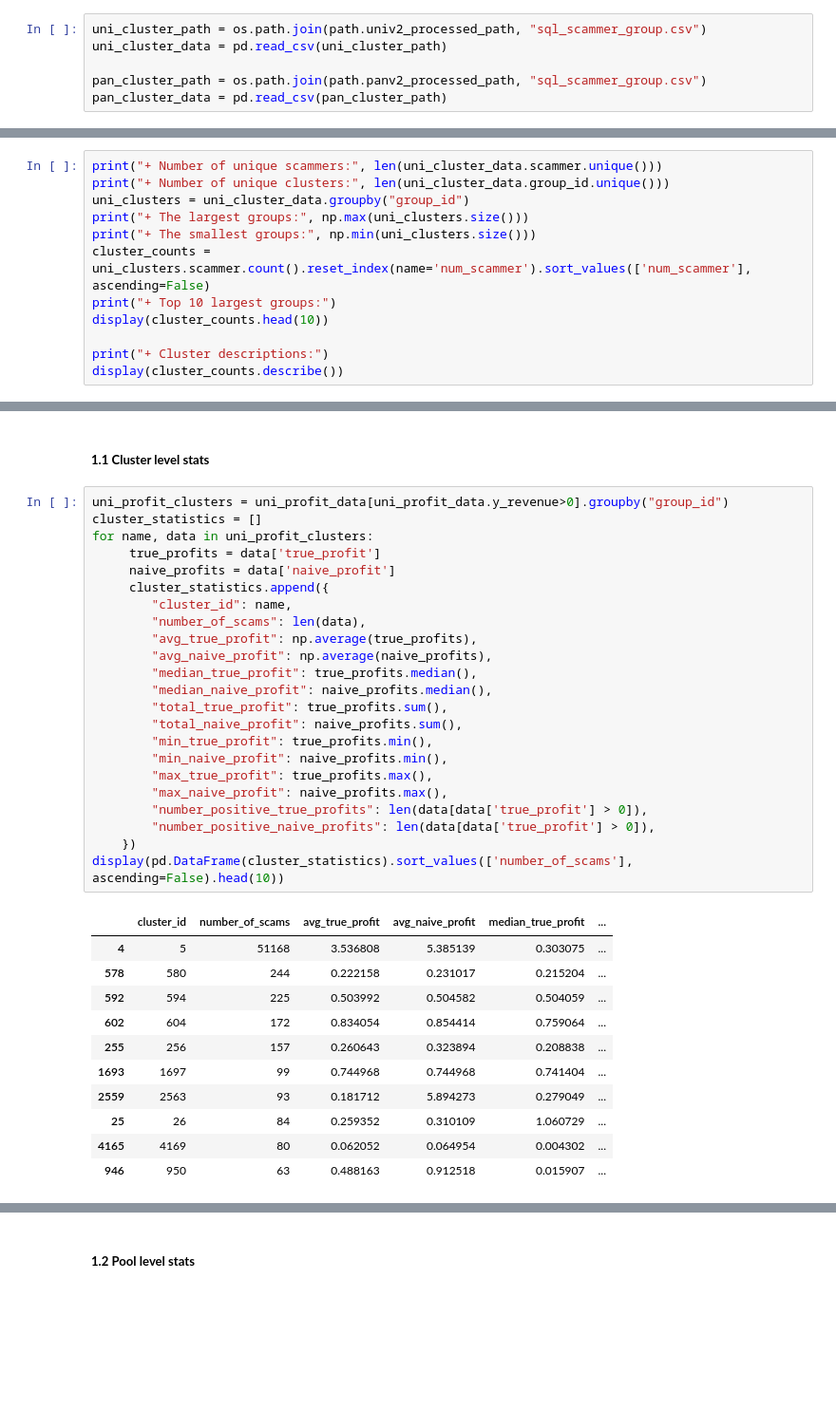
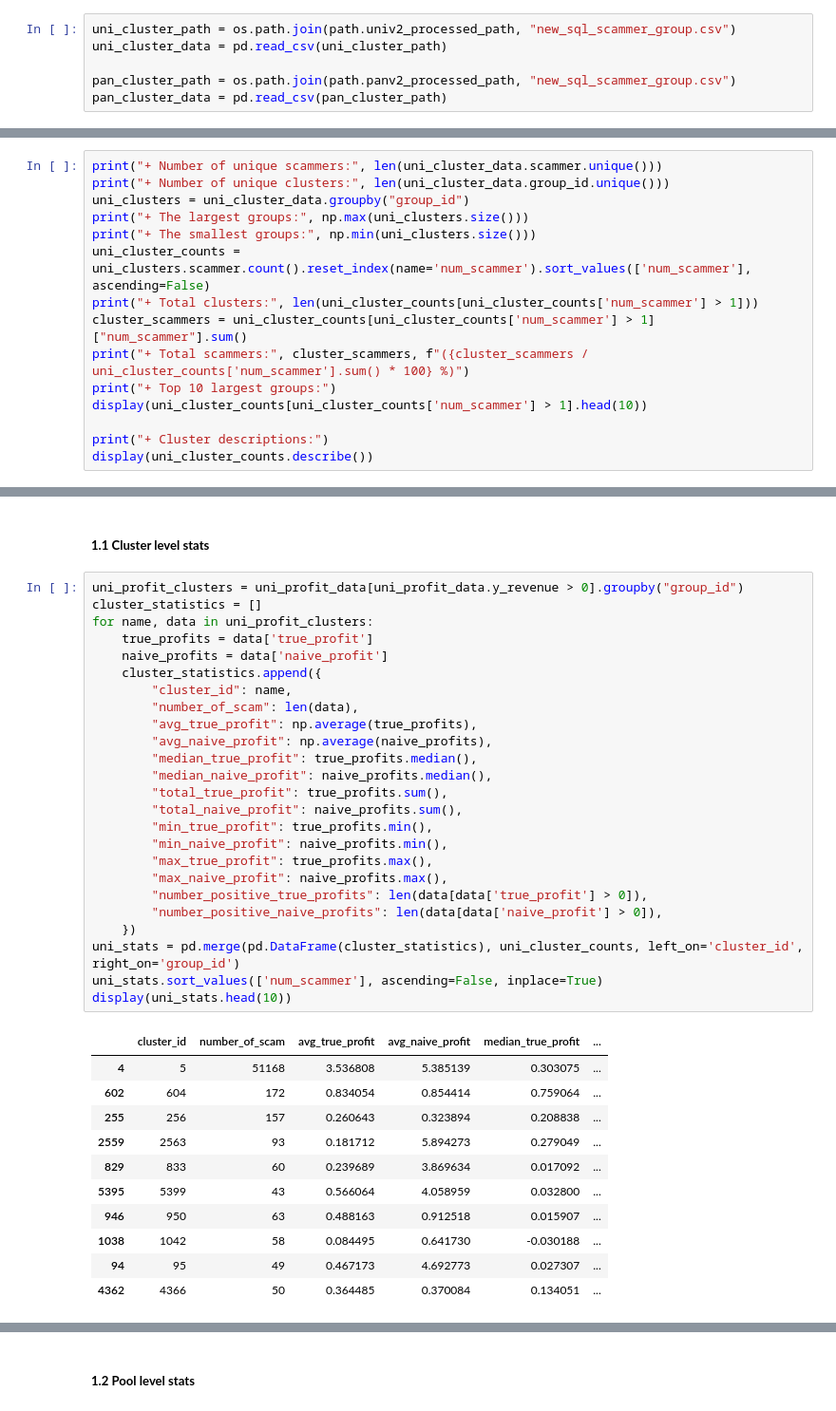
Before and after one commit to duyhuynhdev/serial-scammer-analyser, a Jupyter notebook: main/analysis/new_analysis.ipynb, the cells around one changed output, grey strips where cells are left out. Shown at 95% size. Drawn from its saved outputs; the diff is of its cells as text; blank space fills up the shorter version.

```diff
--- a/main/analysis/new_analysis.ipynb
+++ b/main/analysis/new_analysis.ipynb
@@ -137,10 +152,10 @@ general_statistic("panv2")
 # %% [markdown]
 ### **CLUSTER ANALYSIS**
 # %%
-uni_cluster_path = os.path.join(path.univ2_processed_path, "sql_scammer_group.csv")
+uni_cluster_path = os.path.join(path.univ2_processed_path, "new_sql_scammer_group.csv")
 uni_cluster_data = pd.read_csv(uni_cluster_path)
 
-pan_cluster_path = os.path.join(path.panv2_processed_path, "sql_scammer_group.csv")
+pan_cluster_path = os.path.join(path.panv2_processed_path, "new_sql_scammer_group.csv")
 pan_cluster_data = pd.read_csv(pan_cluster_path)
 # %% [markdown]
 #### **1. Uniswap clusters**
@@ -150,12 +165,15 @@ print("+ Number of unique clusters:", len(uni_cluster_data.group_id.unique()))
 uni_clusters = uni_cluster_data.groupby("group_id")
 print("+ The largest groups:", np.max(uni_clusters.size()))
 print("+ The smallest groups:", np.min(uni_clusters.size()))
-cluster_counts = uni_clusters.scammer.count().reset_index(name='num_scammer').sort_values(['num_scammer'], ascending=False)
+uni_cluster_counts = uni_clusters.scammer.count().reset_index(name='num_scammer').sort_values(['num_scammer'], ascending=False)
+print("+ Total clusters:", len(uni_cluster_counts[uni_cluster_counts['num_scammer'] > 1]))
+cluster_scammers = uni_cluster_counts[uni_cluster_counts['num_scammer'] > 1]["num_scammer"].sum()
+print("+ Total scammers:", cluster_scammers, f"({cluster_scammers / uni_cluster_counts['num_scammer'].sum() * 100} %)")
 print("+ Top 10 largest groups:")
-display(cluster_counts.head(10))
+display(uni_cluster_counts[uni_cluster_counts['num_scammer'] > 1].head(10))
 
 print("+ Cluster descriptions:")
-display(cluster_counts.describe())
+display(uni_cluster_counts.describe())
 # %% [output]
 + Number of unique scammers: 145654
 + Number of unique clusters: 91458
@@ -249,37 +360,39 @@ display(uni_profit_data.head(10))
 # %% [markdown]
 ##### **1.1 Cluster level stats**
 # %%
-uni_profit_clusters = uni_profit_data[uni_profit_data.y_revenue>0].groupby("group_id")
+uni_profit_clusters = uni_profit_data[uni_profit_data.y_revenue > 0].groupby("group_id")
 cluster_statistics = []
 for name, data in uni_profit_clusters:
-     true_profits = data['true_profit']
-     naive_profits = data['naive_profit']
-     cluster_statistics.append({
+    true_profits = data['true_profit']
+    naive_profits = data['naive_profit']
+    cluster_statistics.append({
         "cluster_id": name,
-        "number_of_scams": len(data),
+        "number_of_scam": len(data),
         "avg_true_profit": np.average(true_profits),
         "avg_naive_profit": np.average(naive_profits),
         "median_true_profit": true_profits.median(),
         "median_naive_profit": naive_profits.median(),
         "total_true_profit": true_profits.sum(),
         "total_naive_profit": naive_profits.sum(),
         "min_true_profit": true_profits.min(),
         "min_naive_profit": naive_profits.min(),
         "max_true_profit": true_profits.max(),
         "max_naive_profit": naive_profits.max(),
         "number_positive_true_profits": len(data[data['true_profit'] > 0]),
-        "number_positive_naive_profits": len(data[data['true_profit'] > 0]),
+        "number_positive_naive_profits": len(data[data['naive_profit'] > 0]),
     })
-display(pd.DataFrame(cluster_statistics).sort_values(['number_of_scams'], ascending=False).head(10))
+uni_stats = pd.merge(pd.DataFrame(cluster_statistics), uni_cluster_counts, left_on='cluster_id', right_on='group_id')
+uni_stats.sort_values(['num_scammer'], ascending=False, inplace=True)
+display(uni_stats.head(10))
 # %% [output]
-|  | cluster_id | number_of_scams | avg_true_profit | avg_naive_profit | median_true_profit | ... |
+|  | cluster_id | number_of_scam | avg_true_profit | avg_naive_profit | median_true_profit | ... |
 | 4 | 5 | 51168 | 3.536808 | 5.385139 | 0.303075 | ... |
-| 578 | 580 | 244 | 0.222158 | 0.231017 | 0.215204 | ... |
-| 592 | 594 | 225 | 0.503992 | 0.504582 | 0.504059 | ... |
 | 602 | 604 | 172 | 0.834054 | 0.854414 | 0.759064 | ... |
 | 255 | 256 | 157 | 0.260643 | 0.323894 | 0.208838 | ... |
-| 1693 | 1697 | 99 | 0.744968 | 0.744968 | 0.741404 | ... |
 | 2559 | 2563 | 93 | 0.181712 | 5.894273 | 0.279049 | ... |
-| 25 | 26 | 84 | 0.259352 | 0.310109 | 1.060729 | ... |
-| 4165 | 4169 | 80 | 0.062052 | 0.064954 | 0.004302 | ... |
+| 829 | 833 | 60 | 0.239689 | 3.869634 | 0.017092 | ... |
+| 5395 | 5399 | 43 | 0.566064 | 4.058959 | 0.032800 | ... |
 | 946 | 950 | 63 | 0.488163 | 0.912518 | 0.015907 | ... |
+| 1038 | 1042 | 58 | 0.084495 | 0.641730 | -0.030188 | ... |
+| 94 | 95 | 49 | 0.467173 | 4.692773 | 0.027307 | ... |
+| 4362 | 4366 | 50 | 0.364485 | 0.370084 | 0.134051 | ... |
```
Also changed, not shown: parts of 52 cells of this notebook, 5 other files.
